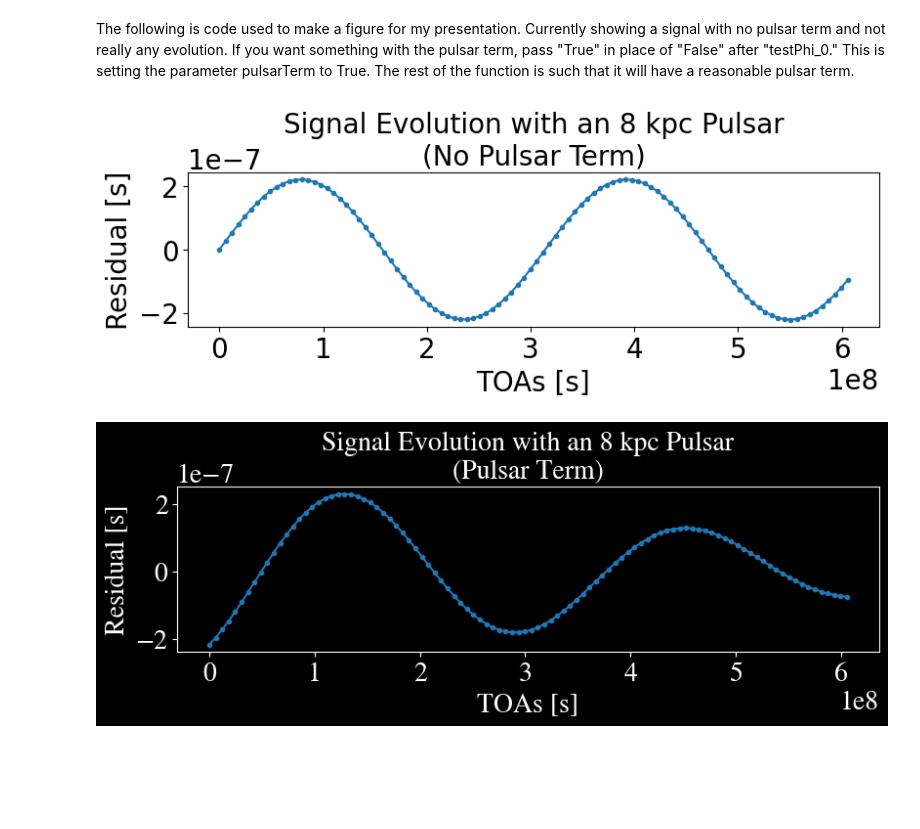
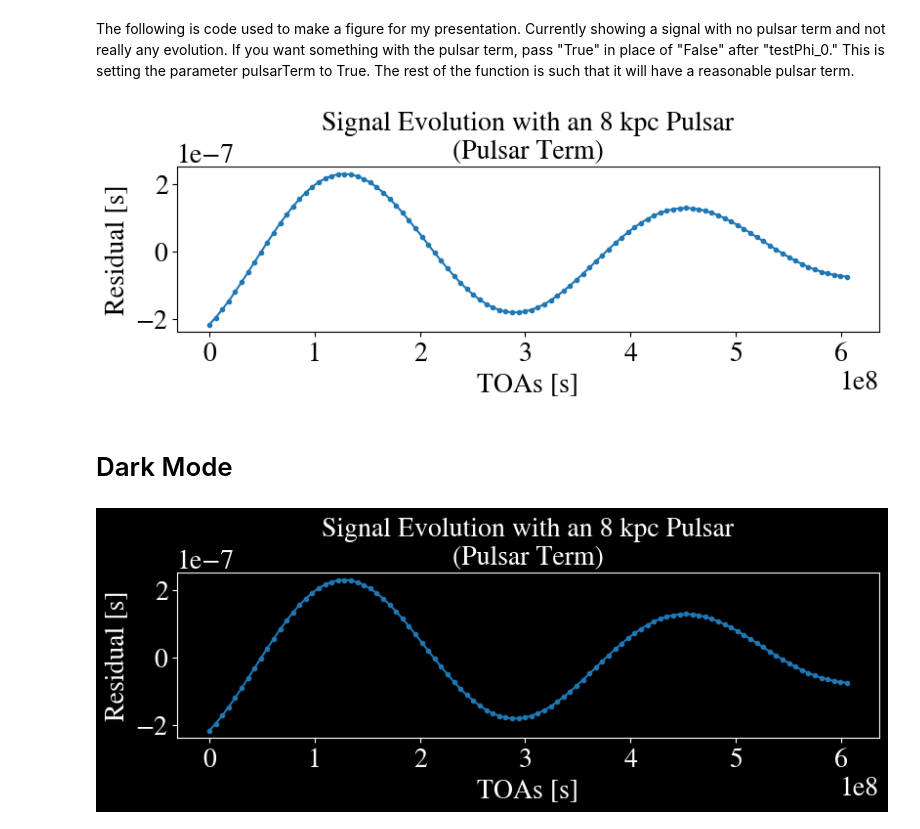
Before and after one commit to itsrainingsomewhere/smbhb-environments, a Jupyter notebook: Notebooks/Continuous_Wave_Delay.ipynb, the cells around one changed output. Saved outputs shown, nothing was run; the diff lists cells and outputs as text; code cells hidden in the pictures; blank space fills up the shorter version.

```diff
--- a/Notebooks/Continuous_Wave_Delay.ipynb
+++ b/Notebooks/Continuous_Wave_Delay.ipynb
@@ -209,26 +209,28 @@ plt.plot(testTOAs, residuals, marker='.', ls='-', alpha=1)
 # %% [markdown]
 The following is code used to make a figure for my presentation. Currently showing a signal with no pulsar term and not really any evolution. If you want something with the pulsar term, pass "True" in place of "False" after "testPhi_0." This is setting the parameter pulsarTerm to True. The rest of the function is such that it will have a reasonable pulsar term.
 # %%
-graphResiduals = cw_delay(testTOAs, testM, testDist, testw_0, testI, testPsi, testPos, testgwtheta, testgwphi, testPhi_0, False, testPDist)
+graphResiduals = cw_delay(testTOAs, testM, testDist, testw_0, testI, testPsi, testPos, testgwtheta, testgwphi, testPhi_0, True, testPDist)
 
 plt.rcParams['font.size'] = 20
 
 # Create a grid of 2 rows and 3 columns, and use gridspec to span subplots
 #fig, axs = plt.subplots(1, 2, layout="constrained", figsize = (4, 3))
 fig, ax = plt.subplots(1, 1, layout="constrained", figsize = (8, 3))
 
 ax.plot(testTOAs, graphResiduals, marker=".", ls='-', alpha=1)
 ax.set_xlabel('TOAs [s]', fontsize = 20)
 ax.set_ylabel('Residual [s]', fontsize = 20)
 ax.tick_params(axis='both', which='major', labelsize=20)
-ax.set_title("Signal Evolution with an 8 kpc Pulsar\n(No Pulsar Term)", fontsize = 20)
+ax.set_title("Signal Evolution with an 8 kpc Pulsar\n(Pulsar Term)", fontsize = 20)
 #plt.legend();
 
-fig.savefig("noSignalEvolution", transparent = True)
+fig.savefig("signalEvolve", transparent = True)
 
 plt.show()
 # %% [output]
-[figure, old version]
+[figure, new version]
+# %% [markdown]
+# Dark Mode
 # %%
 graphResiduals = cw_delay(testTOAs, testM, testDist, testw_0, testI, testPsi, testPos, testgwtheta, testgwphi, testPhi_0, True, testPDist)
 
```
Also changed, not shown: parts of 1 cell of this notebook, 3 other files.
